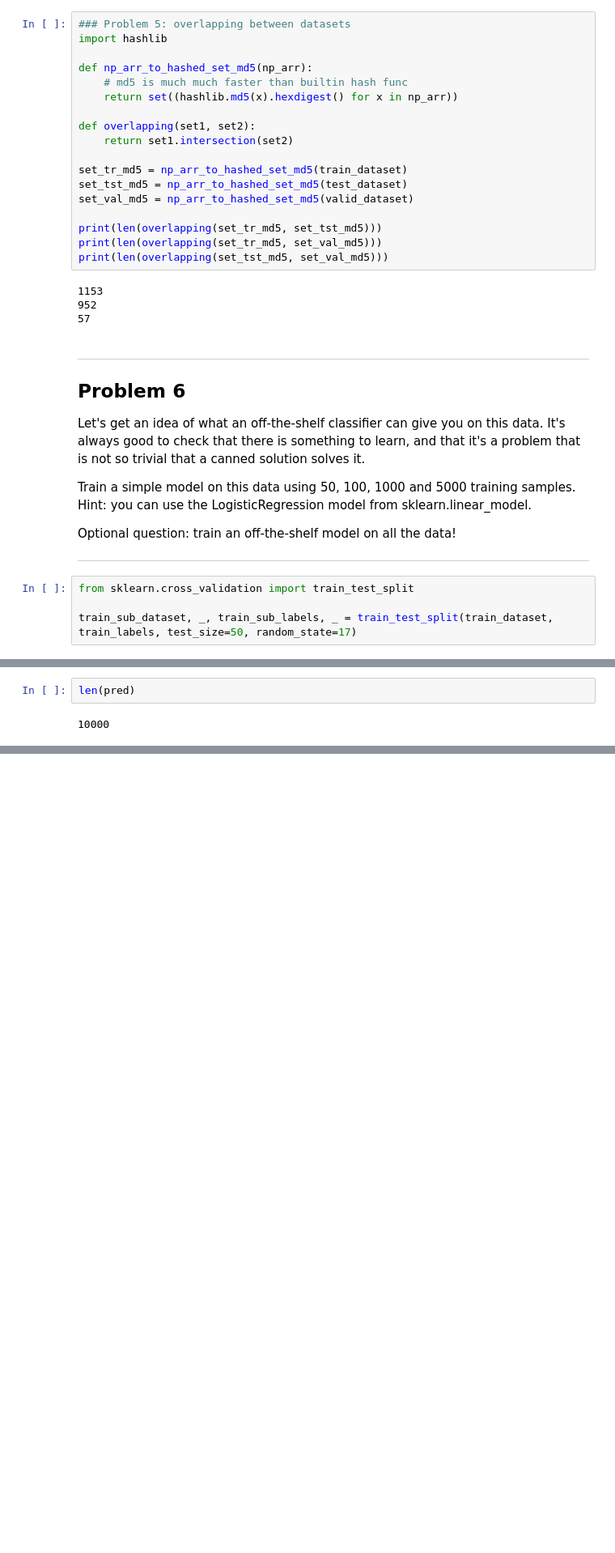
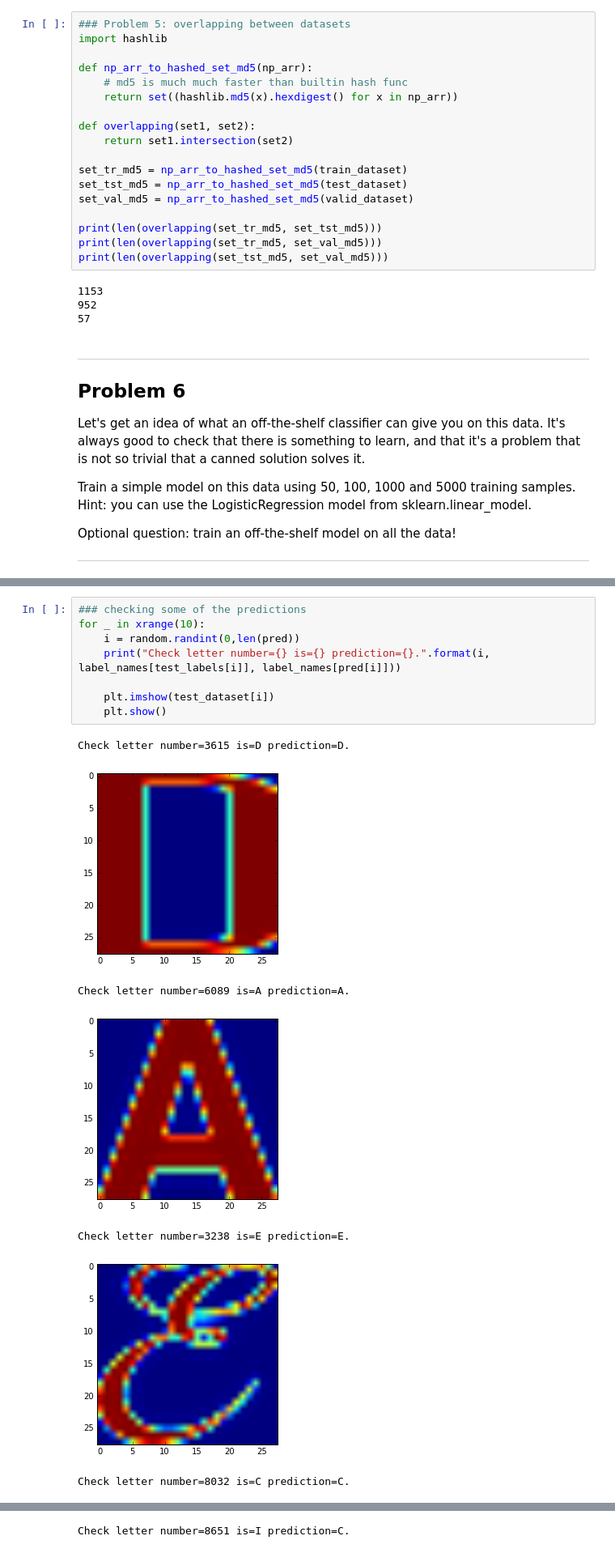
Before and after one commit to javierarilos/deep-learning-ud, a Jupyter notebook: 1_notmnist.ipynb, the cells around one changed output, grey strips where cells are left out. Shown at 81% size. Saved outputs shown, nothing was run; the diff lists cells and outputs as text; blank space fills up the shorter version.

Commit message:
finished lesson 1 exercise 6, check predictions visually

```diff
--- a/1_notmnist.ipynb
+++ b/1_notmnist.ipynb
@@ -407,8 +407,4 @@ Train a simple model on this data using 50, 100, 1000 and 5000 training samples.
 Optional question: train an off-the-shelf model on all the data!
 
 ---
-# %%
-from sklearn.cross_validation import train_test_split
-
-train_sub_dataset, _, train_sub_labels, _ = train_test_split(train_dataset, train_labels, test_size=50, random_state=17)
 # %%
@@ -442,7 +451,19 @@ acc = accuracy_score(test_labels, pred)
 print('acc:', acc)
 # %% [output]
 acc: 0.8941
-# %%
-len(pred)
-# %% [output]
-10000
+# %%
+### checking some of the predictions
+for _ in xrange(10):
+    i = random.randint(0,len(pred))
+    print("Check letter number={} is={} prediction={}.".format(i, label_names[test_labels[i]], label_names[pred[i]]))
+
+    plt.imshow(test_dataset[i])
+    plt.show()
+# %% [output]
+Check letter number=3615 is=D prediction=D.
+[figure, added]
+Check letter number=6089 is=A prediction=A.
+[figure, added]
+Check letter number=3238 is=E prediction=E.
+[figure, added]
+Check letter number=8032 is=C prediction=C.
@@ -448,0 +471 @@ len(pred)
+Check letter number=8651 is=I prediction=C.
```
Also changed, not shown: parts of 6 cells of this notebook.
